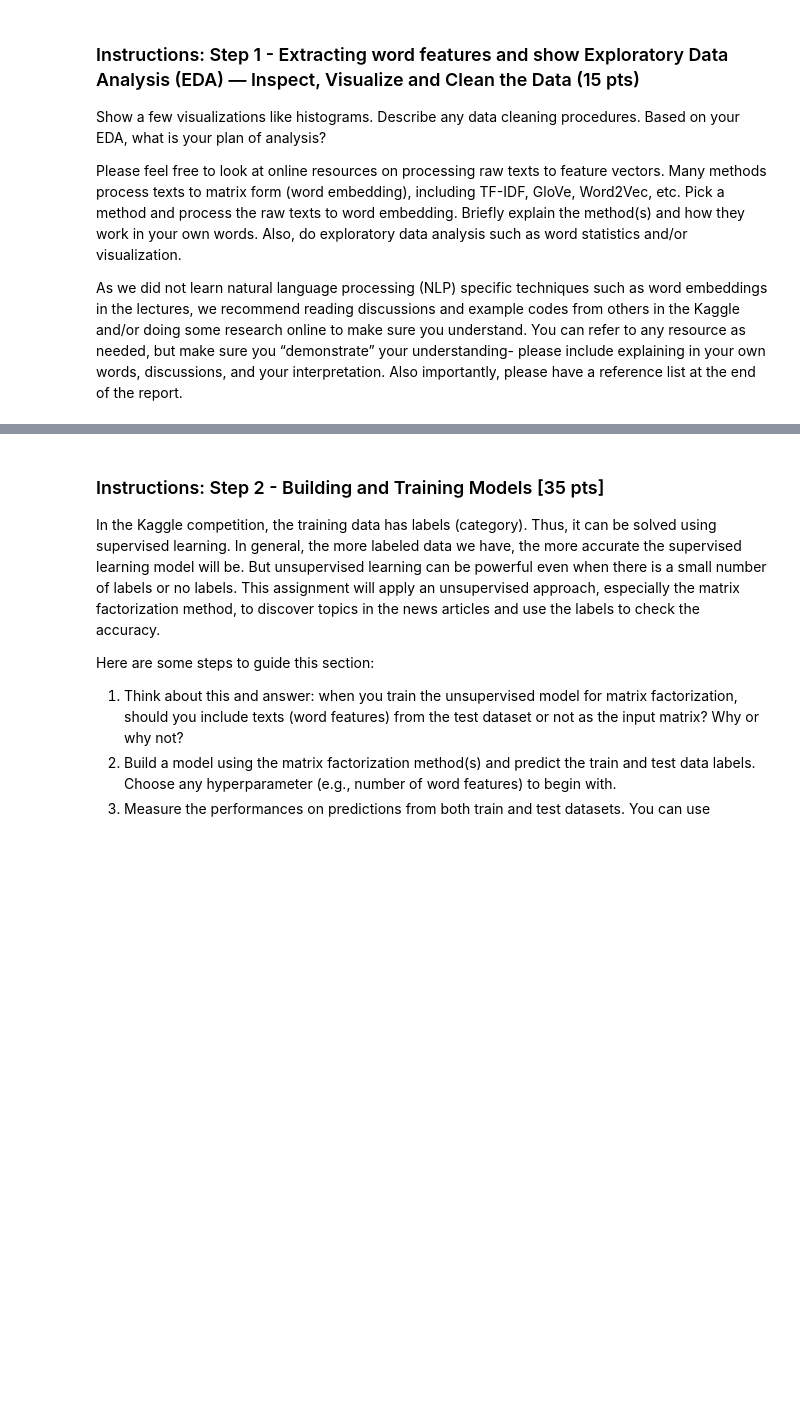
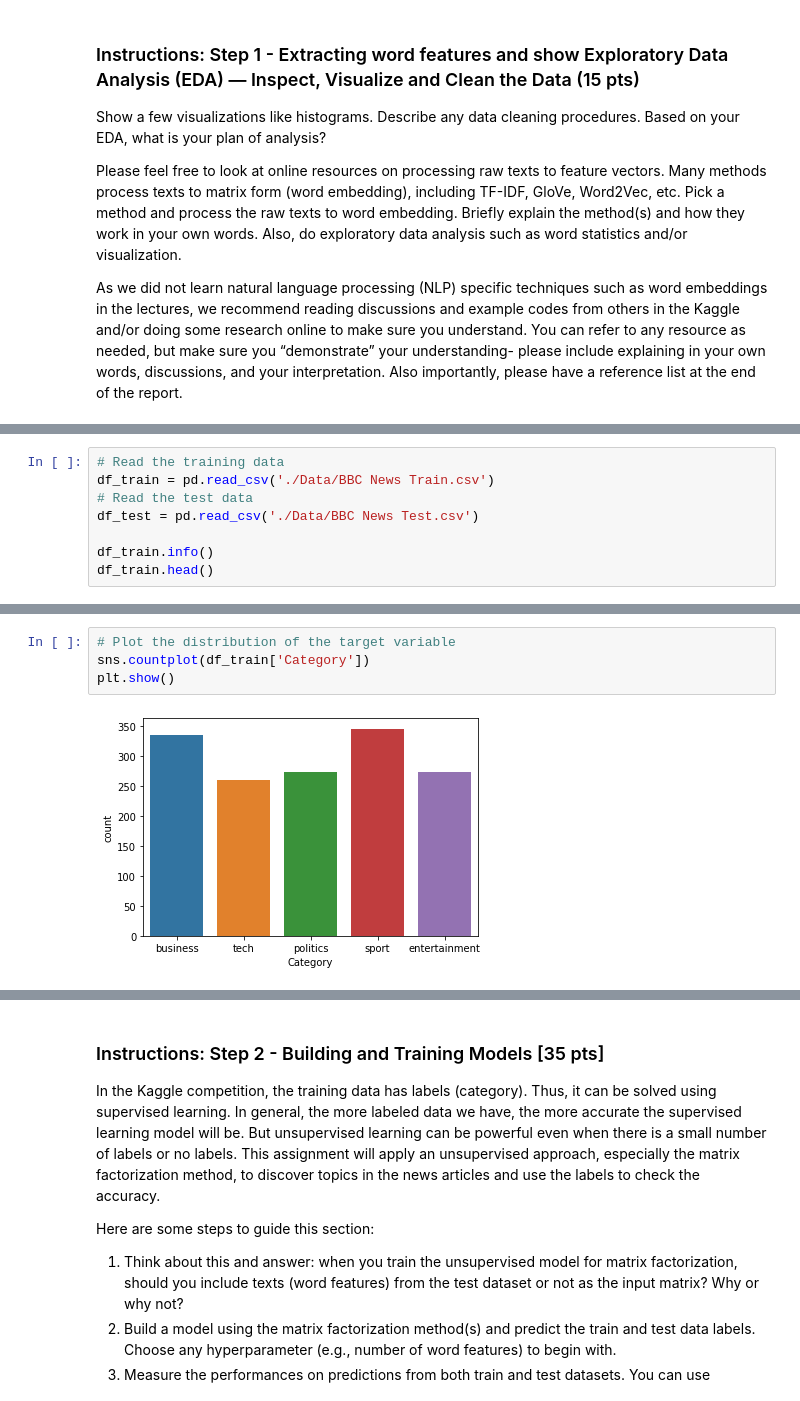
Before and after one commit to girikunche/BBC, a Jupyter notebook: BBC.ipynb, the cells around one changed output, grey strips where cells are left out. Drawn from its saved outputs; the diff is of its cells as text; blank space fills up the shorter version.

```diff
--- a/BBC.ipynb
+++ b/BBC.ipynb
@@ -15,0 +23,8 @@ As we did not learn natural language processing (NLP) specific techniques such a
+# %%
+# Read the training data
+df_train = pd.read_csv('./Data/BBC News Train.csv')
+# Read the test data
+df_test = pd.read_csv('./Data/BBC News Test.csv')
+
+df_train.info()
+df_train.head()
@@ -15,0 +48,6 @@ As we did not learn natural language processing (NLP) specific techniques such a
+# %%
+# Plot the distribution of the target variable
+sns.countplot(df_train['Category'])
+plt.show()
+# %% [output]
+[figure, added]
```
Also changed, not shown: parts of 17 cells of this notebook, 1 other file.
